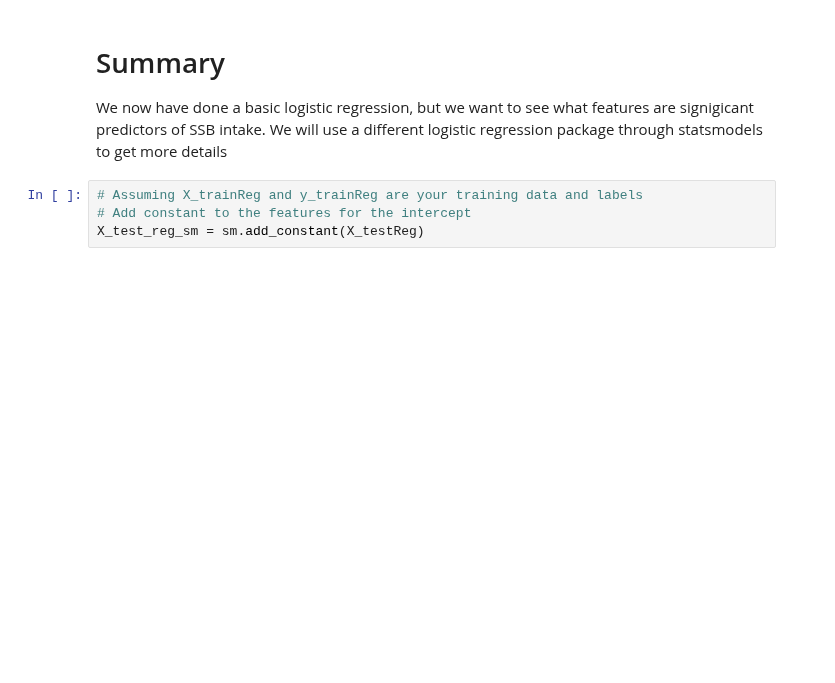
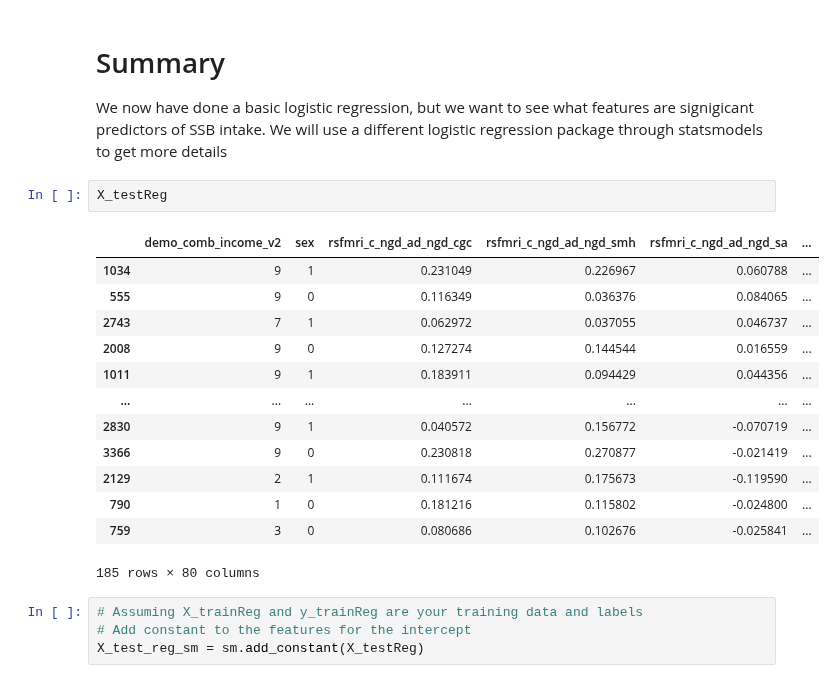
Before and after one commit to grace-shearrer/SSIB-2024, a Jupyter notebook: Scripts_Yana/Final_cleaning_data_scripts/SSBneuroAnalysis-YANA2DO.ipynb, the cells around one changed output. Saved outputs shown, nothing was run; the diff lists cells and outputs as text; blank space fills up the shorter version.

```diff
--- a/Scripts_Yana/Final_cleaning_data_scripts/SSBneuroAnalysis-YANA2DO.ipynb
+++ b/Scripts_Yana/Final_cleaning_data_scripts/SSBneuroAnalysis-YANA2DO.ipynb
@@ -573,6 +657,22 @@ plt.show()
 # %% [markdown]
 # Summary
 We now have done a basic logistic regression, but we want to see what features are signigicant predictors of SSB intake. We will use a different logistic regression package through statsmodels to get more details
+# %%
+X_testReg
+# %% [output]
+|  | demo_comb_income_v2 | sex | rsfmri_c_ngd_ad_ngd_cgc | rsfmri_c_ngd_ad_ngd_smh | rsfmri_c_ngd_ad_ngd_sa | ... |
+| 1034 | 9 | 1 | 0.231049 | 0.226967 | 0.060788 | ... |
+| 555 | 9 | 0 | 0.116349 | 0.036376 | 0.084065 | ... |
+| 2743 | 7 | 1 | 0.062972 | 0.037055 | 0.046737 | ... |
+| 2008 | 9 | 0 | 0.127274 | 0.144544 | 0.016559 | ... |
+| 1011 | 9 | 1 | 0.183911 | 0.094429 | 0.044356 | ... |
+| ... | ... | ... | ... | ... | ... | ... |
+| 2830 | 9 | 1 | 0.040572 | 0.156772 | -0.070719 | ... |
+| 3366 | 9 | 0 | 0.230818 | 0.270877 | -0.021419 | ... |
+| 2129 | 2 | 1 | 0.111674 | 0.175673 | -0.119590 | ... |
+| 790 | 1 | 0 | 0.181216 | 0.115802 | -0.024800 | ... |
+| 759 | 3 | 0 | 0.080686 | 0.102676 | -0.025841 | ... |
+185 rows × 80 columns
 # %%
 # Assuming X_trainReg and y_trainReg are your training data and labels
 # Add constant to the features for the intercept
```
Also changed, not shown: parts of 28 cells of this notebook, 1 other file.
